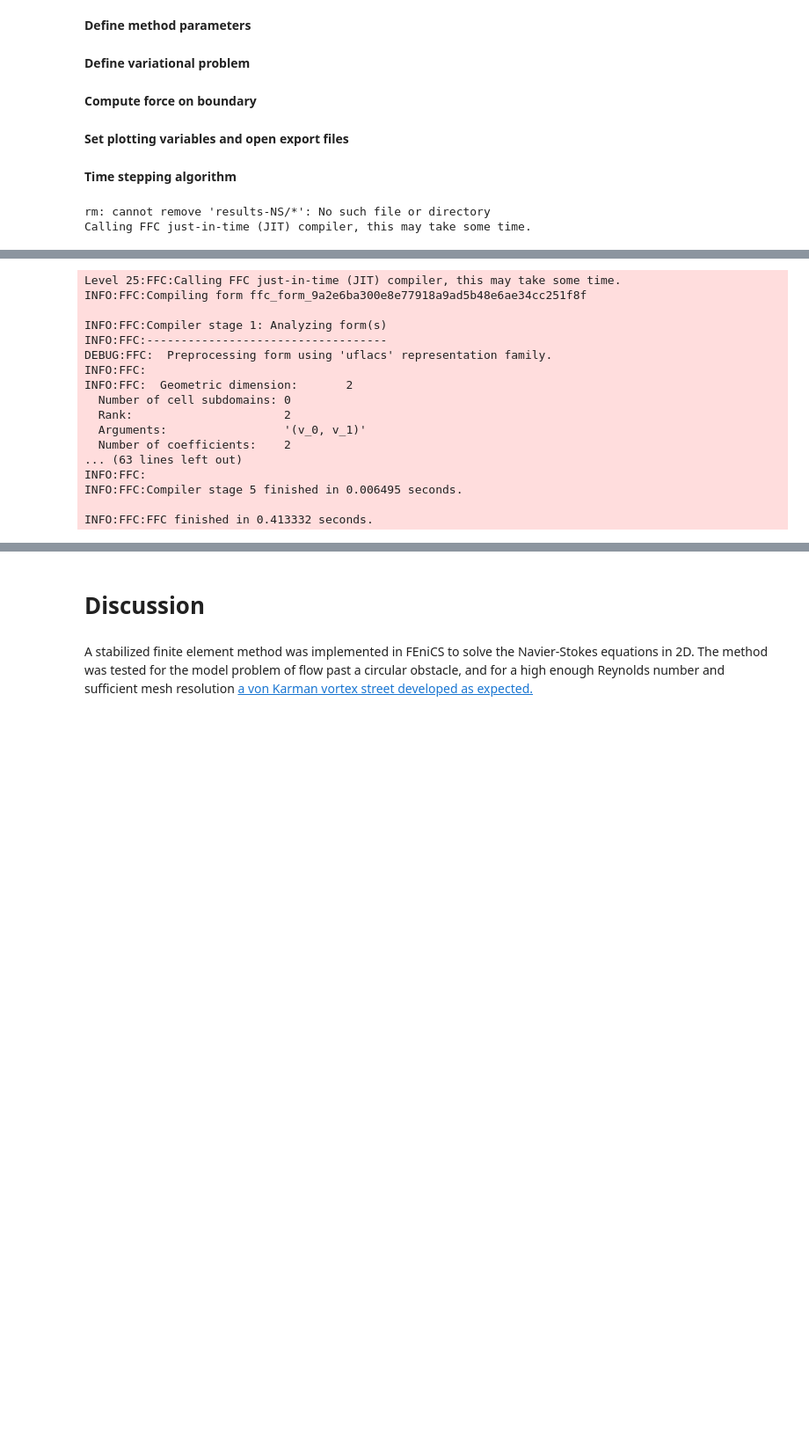
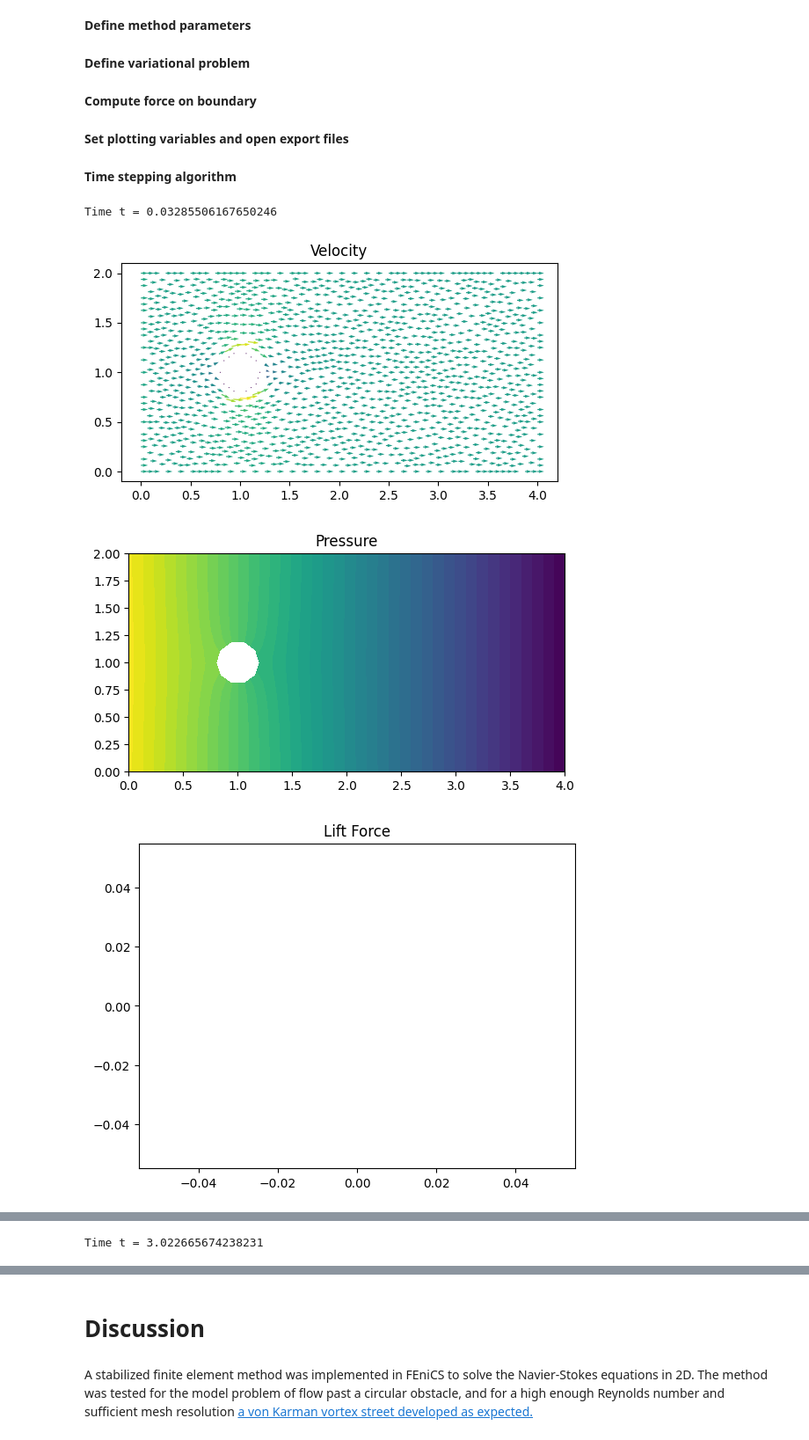
Before and after one commit to ellenmatt/DD2365-aflum, a Jupyter notebook: template-report-Navier-Stokes.ipynb, the cells around one changed output, grey strips where cells are left out. Shown at 88% size. Cells and saved outputs as stored; diff of their text form; code cells hidden in the pictures; blank space fills up the shorter version.

```diff
--- a/template-report-Navier-Stokes.ipynb
+++ b/template-report-Navier-Stokes.ipynb
@@ -323,6 +294,17 @@ Force = inner((u1 - u0)/dt + grad(um1)*um1, psi)*dx - p1*div(psi)*dx + nu*inner(
 # Force normalization
 D = 2*rc
 normalization = -2.0/D
+# %%
+# Drag force
+# Define the direction of the force to be computed
+phi_x1 = 1.0
+phi_y1 = 0.0
+
+#psi_expression = Expression(("0.0","pow(x[0]-0.5,2.0) + pow(x[1]-1.0,2.0) - pow(0.2,2.0) < 1.e-5 ? 1. : 0."), element = V.ufl_element())
+psi_expression1 = Expression(("near(pow(x[0]-xc,2.0) + pow(x[1]-yc,2.0) - pow(rc,2.0), 0.0) ? phi_x1 : 0.","near(pow(x[0]-xc,2.0) + pow(x[1]-yc,2.0) - pow(rc,2.0), 0.0) ? phi_y1 : 0."), xc=xc, yc=yc, rc=rc, phi_x1=phi_x1, phi_y1=phi_y1, element = V.ufl_element())
+psi1 = interpolate(psi_expression1, V)
+
+Force_drag = inner((u1 - u0)/dt + grad(um1)*um1, psi1)*dx - p1*div(psi1)*dx + nu*inner(grad(um1), grad(psi1))*dx
 # %% [markdown]
 **Set plotting variables and open export files**
 # %%
@@ -340,6 +322,9 @@ force_array = np.delete(force_array, 0)
 time = np.array(0.0)
 time = np.delete(time, 0)
 start_sample_time = 1.0
+# %%
+force_array1 = np.array(0.0)
+force_array1 = np.delete(force_array1, 0)
 # %% [markdown]
 **Time stepping algorithm**
 # %%
@@ -380,8 +365,11 @@ while t < T + DOLFIN_EPS:
 
         # Compute force
         F = assemble(Force)
+        F1 = assemble(Force_drag)
         if (t > start_sample_time):
           force_array = np.append(force_array, normalization*F)
+
+          force_array1 = np.append(force_array1, normalization*F1)
           time = np.append(time, t)
 
         k += 1
@@ -390,33 +378,40 @@ while t < T + DOLFIN_EPS:
 
         s = 'Time t = ' + repr(t)
         print(s)
 
         # Save solution to file
         file_u << u1
         file_p << p1
 
         # Plot solution
         plt.figure()
         plot(u1, title="Velocity")
 
         plt.figure()
         plot(p1, title="Pressure")
 
         plot_time += T/plot_freq
 
         plt.show()
 
         plt.figure()
-        plt.title("Force")
+        plt.title("Lift Force")
         plt.plot(time, force_array)
+        plt.show()
+
+        plt.figure()
+        plt.title("Drag Force")
+        plt.plot(time, force_array1)
         plt.show()
 
     # Update time step
     u0.assign(u1)
     t += dt
 
 #!tar -czvf results-NS.tar.gz results-NS
 #files.download('results-NS.tar.gz')
 # %% [output]
-rm: cannot remove 'results-NS/*': No such file or directory
-Calling FFC just-in-time (JIT) compiler, this may take some time.
+Time t = 0.03285506167650246
+[figure, added]
+[figure, added]
+[figure, added]
@@ -423,17 +419 @@ Calling FFC just-in-time (JIT) compiler, this may take some time.
-Level 25:FFC:Calling FFC just-in-time (JIT) compiler, this may take some time.
-INFO:FFC:Compiling form ffc_form_9a2e6ba300e8e77918a9ad5b48e6ae34cc251f8f
-
-INFO:FFC:Compiler stage 1: Analyzing form(s)
-INFO:FFC:-----------------------------------
-DEBUG:FFC:  Preprocessing form using 'uflacs' representation family.
-INFO:FFC:
-INFO:FFC:  Geometric dimension:       2
-  Number of cell subdomains: 0
-  Rank:                      2
-  Arguments:                 '(v_0, v_1)'
-  Number of coefficients:    2
-... (63 lines left out)
-INFO:FFC:
-INFO:FFC:Compiler stage 5 finished in 0.006495 seconds.
-
-INFO:FFC:FFC finished in 0.413332 seconds.
+Time t = 3.022665674238231
```
Also changed, not shown: parts of 5 cells of this notebook.
